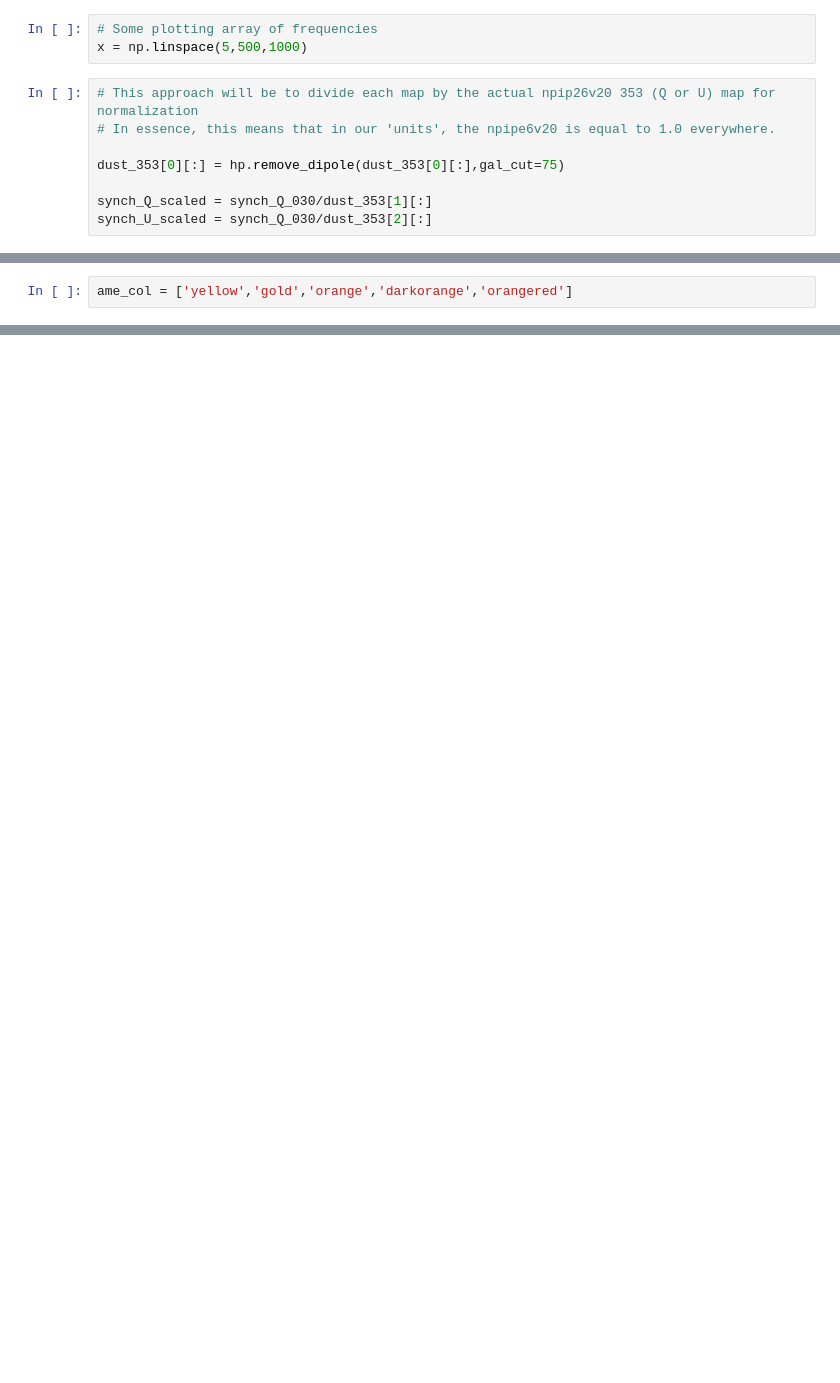
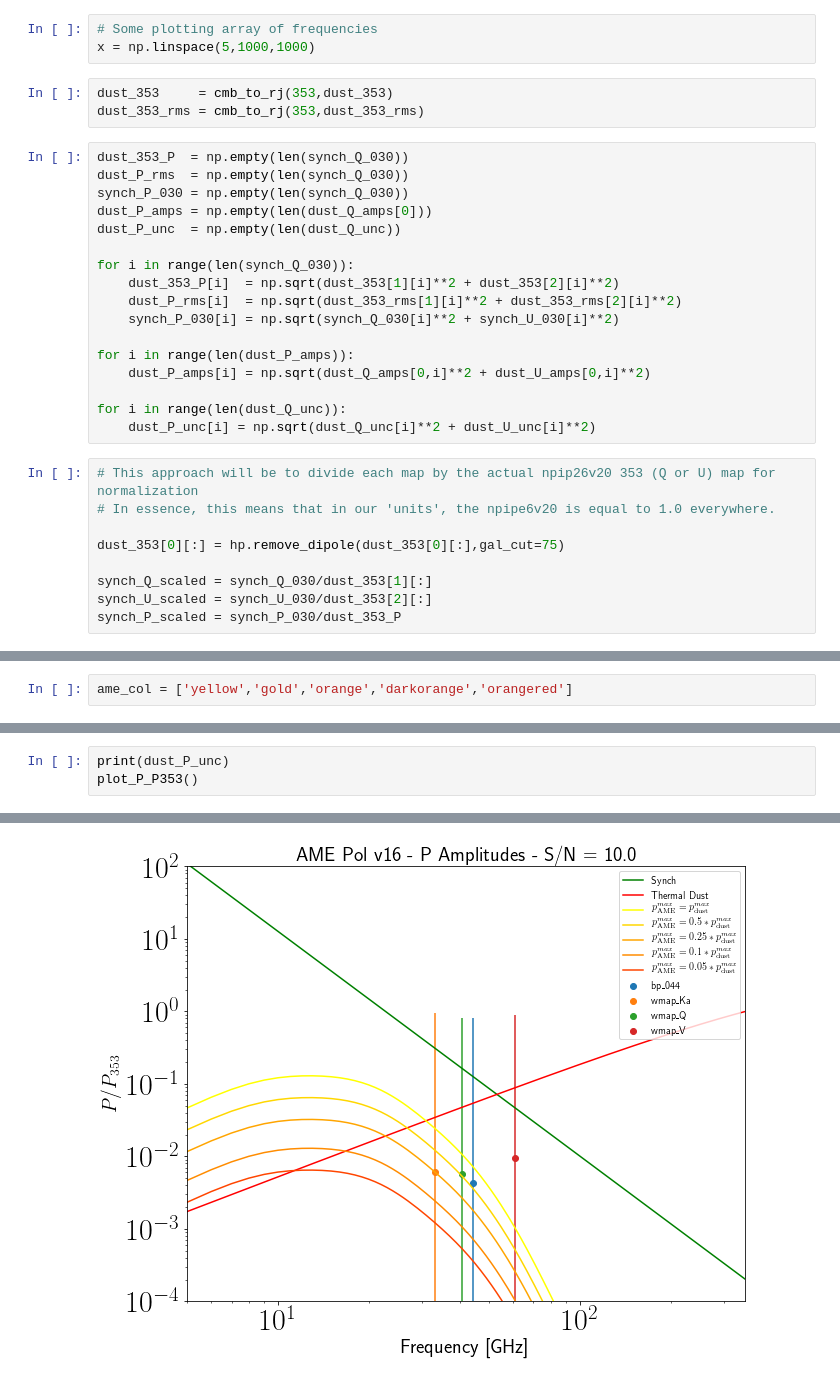
Before and after one commit to hermda02/dang, a Jupyter notebook: scripts/sed_plotter.ipynb, the cells around one changed output, grey strips where cells are left out. Saved outputs shown, nothing was run; the diff lists cells and outputs as text; blank space fills up the shorter version.

```diff
--- a/scripts/sed_plotter.ipynb
+++ b/scripts/sed_plotter.ipynb
@@ -43,7 +142,27 @@ ame_comp1 = [92.,22.8,20.]   #<A_SD>,ref and peak freqs in GHz
 ame_comp2 = [18.,40.1,33.35] #<A_SD>,ref and peak freqs in GHz
 # %%
 # Some plotting array of frequencies
-x = np.linspace(5,500,1000)
+x = np.linspace(5,1000,1000)
+# %%
+dust_353     = cmb_to_rj(353,dust_353)
+dust_353_rms = cmb_to_rj(353,dust_353_rms)
+# %%
+dust_353_P  = np.empty(len(synch_Q_030))
+dust_P_rms  = np.empty(len(synch_Q_030))
+synch_P_030 = np.empty(len(synch_Q_030))
+dust_P_amps = np.empty(len(dust_Q_amps[0]))
+dust_P_unc  = np.empty(len(dust_Q_unc))
+
+for i in range(len(synch_Q_030)):
+    dust_353_P[i]  = np.sqrt(dust_353[1][i]**2 + dust_353[2][i]**2)
+    dust_P_rms[i]  = np.sqrt(dust_353_rms[1][i]**2 + dust_353_rms[2][i]**2)
+    synch_P_030[i] = np.sqrt(synch_Q_030[i]**2 + synch_U_030[i]**2)
+
+for i in range(len(dust_P_amps)):
+    dust_P_amps[i] = np.sqrt(dust_Q_amps[0,i]**2 + dust_U_amps[0,i]**2)
+
+for i in range(len(dust_Q_unc)):
+    dust_P_unc[i] = np.sqrt(dust_Q_unc[i]**2 + dust_U_unc[i]**2)
 # %%
 # This approach will be to divide each map by the actual npip26v20 353 (Q or U) map for normalization
 # In essence, this means that in our 'units', the npipe6v20 is equal to 1.0 everywhere.
@@ -51,5 +170,6 @@ x = np.linspace(5,500,1000)
 dust_353[0][:] = hp.remove_dipole(dust_353[0][:],gal_cut=75)
 
 synch_Q_scaled = synch_Q_030/dust_353[1][:]
-synch_U_scaled = synch_Q_030/dust_353[2][:]
+synch_U_scaled = synch_U_030/dust_353[2][:]
+synch_P_scaled = synch_P_030/dust_353_P
 # %% [output]
@@ -203,0 +345,4 @@ plot_U_U353()
+# %%
+print(dust_P_unc)
+plot_P_P353()
+# %% [output]
@@ -203,0 +350 @@ plot_U_U353()
+[figure, added]
```
Also changed, not shown: parts of 21 cells of this notebook.
